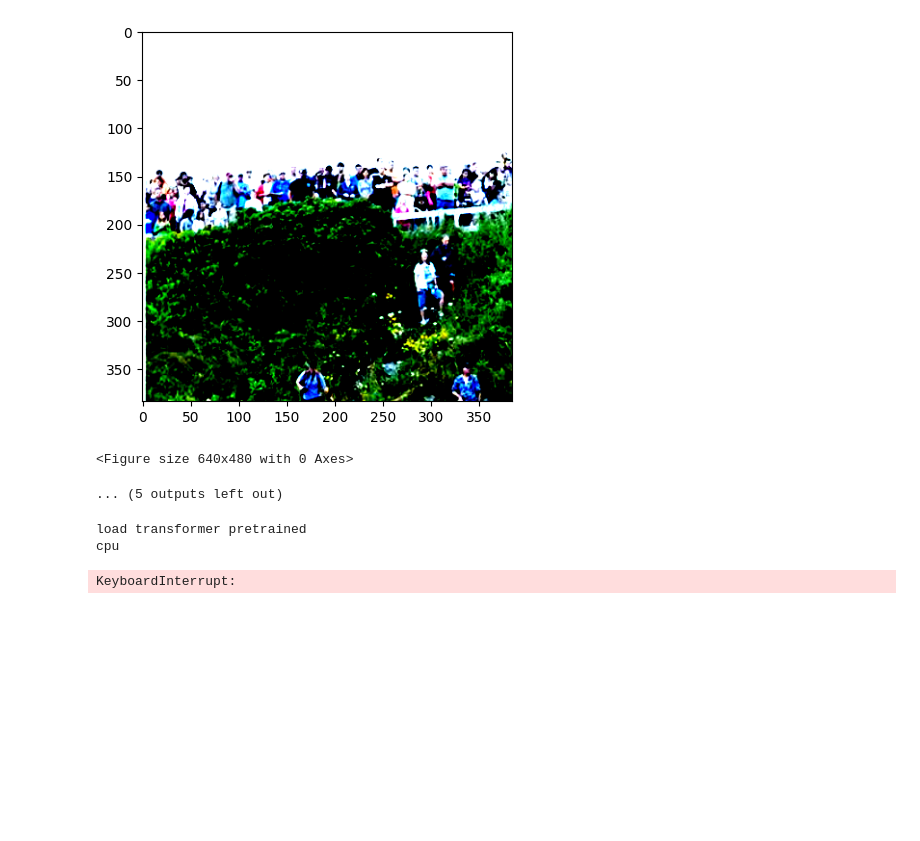
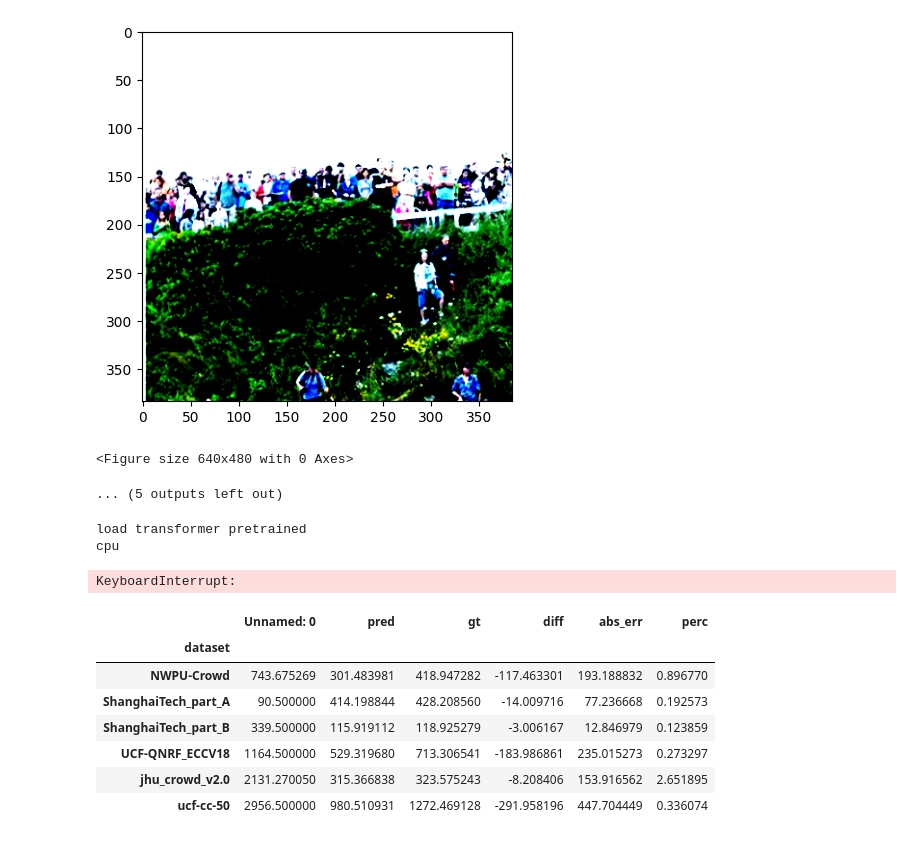
Before and after one commit to wozniakw2002/MSC-thesis, a Jupyter notebook: TransCrowd_test.ipynb, the cells around one changed output. Drawn from its saved outputs; the diff is of its cells as text; code cells hidden in the pictures; blank space fills up the shorter version.

```diff
--- a/TransCrowd_test.ipynb
+++ b/TransCrowd_test.ipynb
@@ -142,3 +139,16 @@ print(f"total time: {end_time - start_time}\n")
 load transformer pretrained
 cpu
 KeyboardInterrupt:
+# %%
+df2 = pd.read_csv(r'output\history\transcrowd\evaluation_extended.csv')
+df2 = df2[df2['gt'] != 0]
+df2.groupby('dataset').mean()
+# %% [output]
+|  | Unnamed: 0 | pred | gt | diff | abs_err | perc |
+| dataset |  |  |  |  |  |  |
+| NWPU-Crowd | 743.675269 | 301.483981 | 418.947282 | -117.463301 | 193.188832 | 0.896770 |
+| ShanghaiTech_part_A | 90.500000 | 414.198844 | 428.208560 | -14.009716 | 77.236668 | 0.192573 |
+| ShanghaiTech_part_B | 339.500000 | 115.919112 | 118.925279 | -3.006167 | 12.846979 | 0.123859 |
+| UCF-QNRF_ECCV18 | 1164.500000 | 529.319680 | 713.306541 | -183.986861 | 235.015273 | 0.273297 |
+| jhu_crowd_v2.0 | 2131.270050 | 315.366838 | 323.575243 | -8.208406 | 153.916562 | 2.651895 |
+| ucf-cc-50 | 2956.500000 | 980.510931 | 1272.469128 | -291.958196 | 447.704449 | 0.336074 |
```
Also changed, not shown: parts of 8 cells of this notebook, 13 other files.
